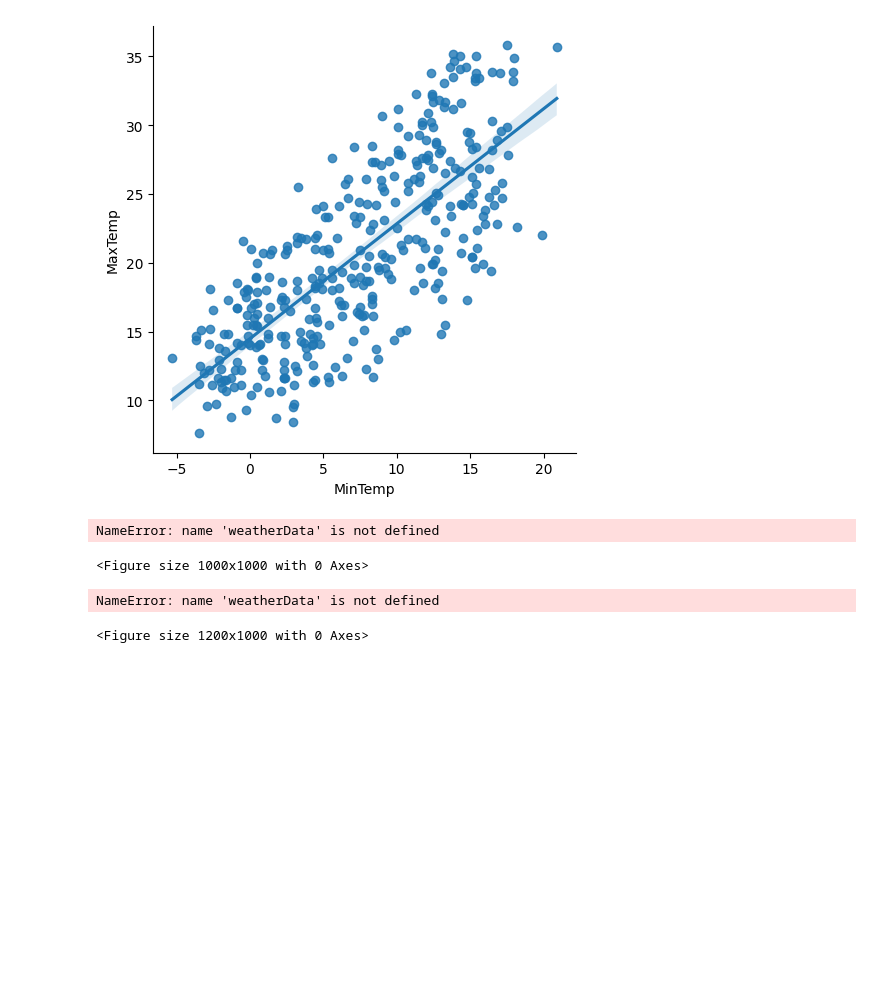
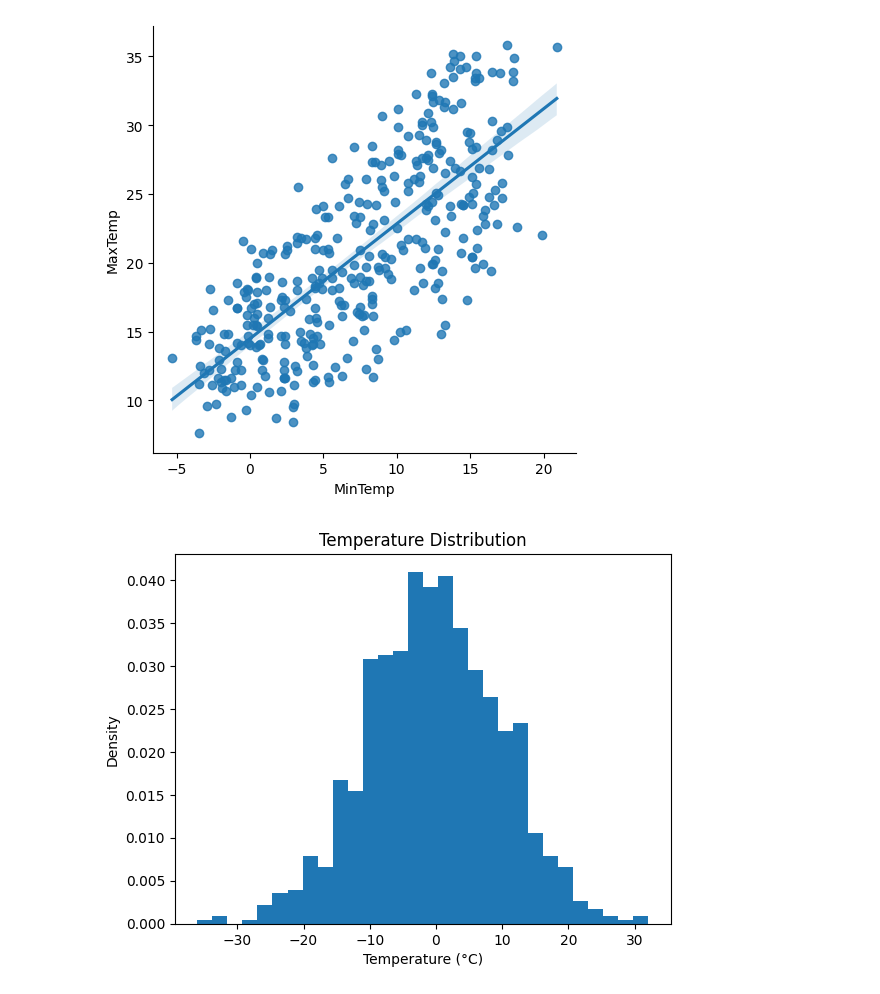
Before and after one commit to nikitha-kote/demo_nikitha, a Jupyter notebook: Untitled2.ipynb, the cells around one changed output. Drawn from its saved outputs; the diff is of its cells as text; code cells hidden in the pictures; blank space fills up the shorter version.

```diff
--- a/Untitled2.ipynb
+++ b/Untitled2.ipynb
@@ -49,19 +49,18 @@ seabornInstace.lmplot(x='MinTemp' , y='MaxTemp' ,data=weatherData)
 # %% [output]
 <seaborn.axisgrid.FacetGrid at 0x...>
 [figure]
-# %%
-import matplotlib.pyplot as plt
-import seaborn as sns
-plt.figure(figsize=(10,10))
-plt.tight_layout()
-sns.heatmap(weatherData.select_dtypes(include=['number']).corr(),annot=True)
-# %% [output]
-NameError: name 'weatherData' is not defined
-<Figure size 1000x1000 with 0 Axes>
-# %%
-plt.figure(figsize=(12,10))
-plt.tight_layout()
-sns.heatmap(weatherData.select_dtypes(include=['number']).corr(),annot=True)
-# %% [output]
-NameError: name 'weatherData' is not defined
-<Figure size 1200x1000 with 0 Axes>
+# %%
+import matplotlib.pyplot as plt
+import numpy as np
+
+data = np.random.normal(0, 10, 1000)
+
+plt.hist(data, bins=30, density=True)
+
+plt.xlabel('Temperature (°C)')
+plt.ylabel('Density')
+plt.title('Temperature Distribution')
+
+plt.show()
+# %% [output]
+[figure, added]
```
Also changed, not shown: parts of 5 cells of this notebook.
